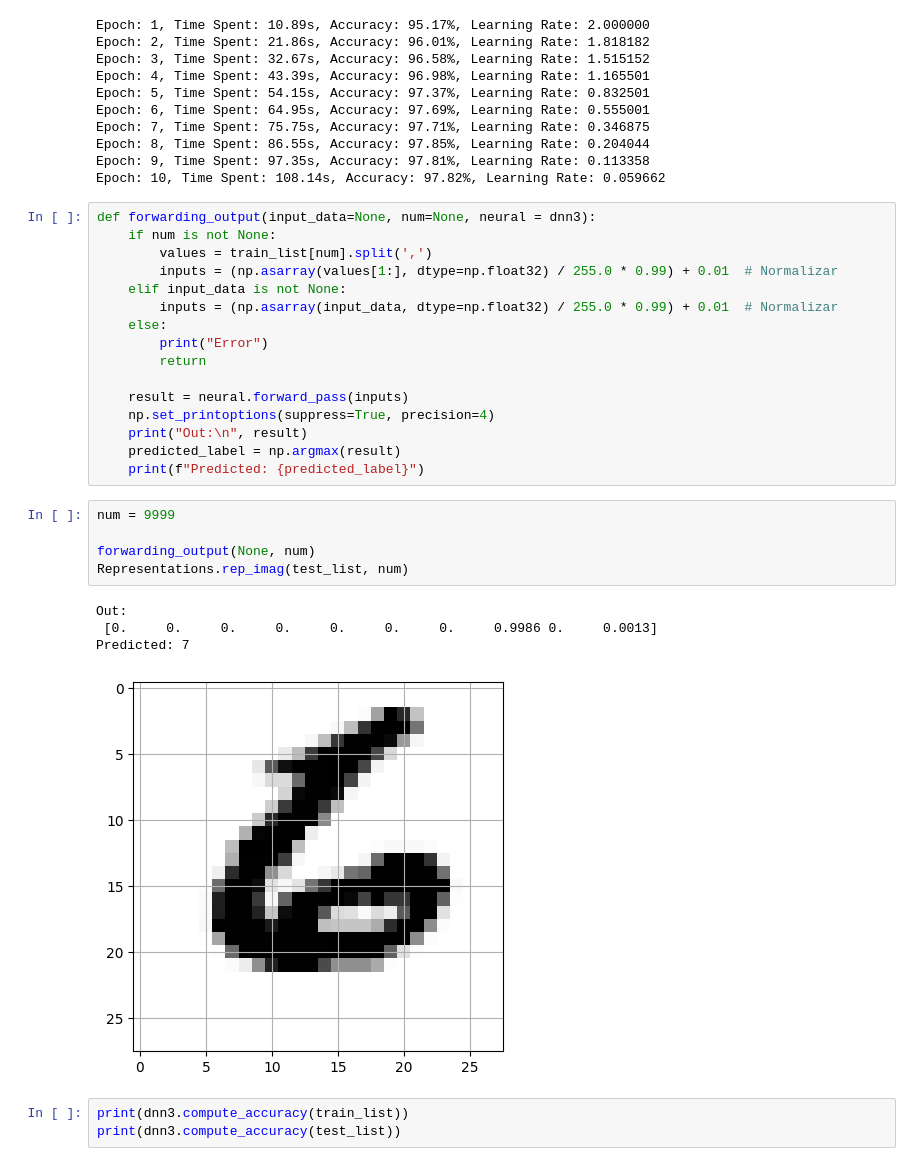
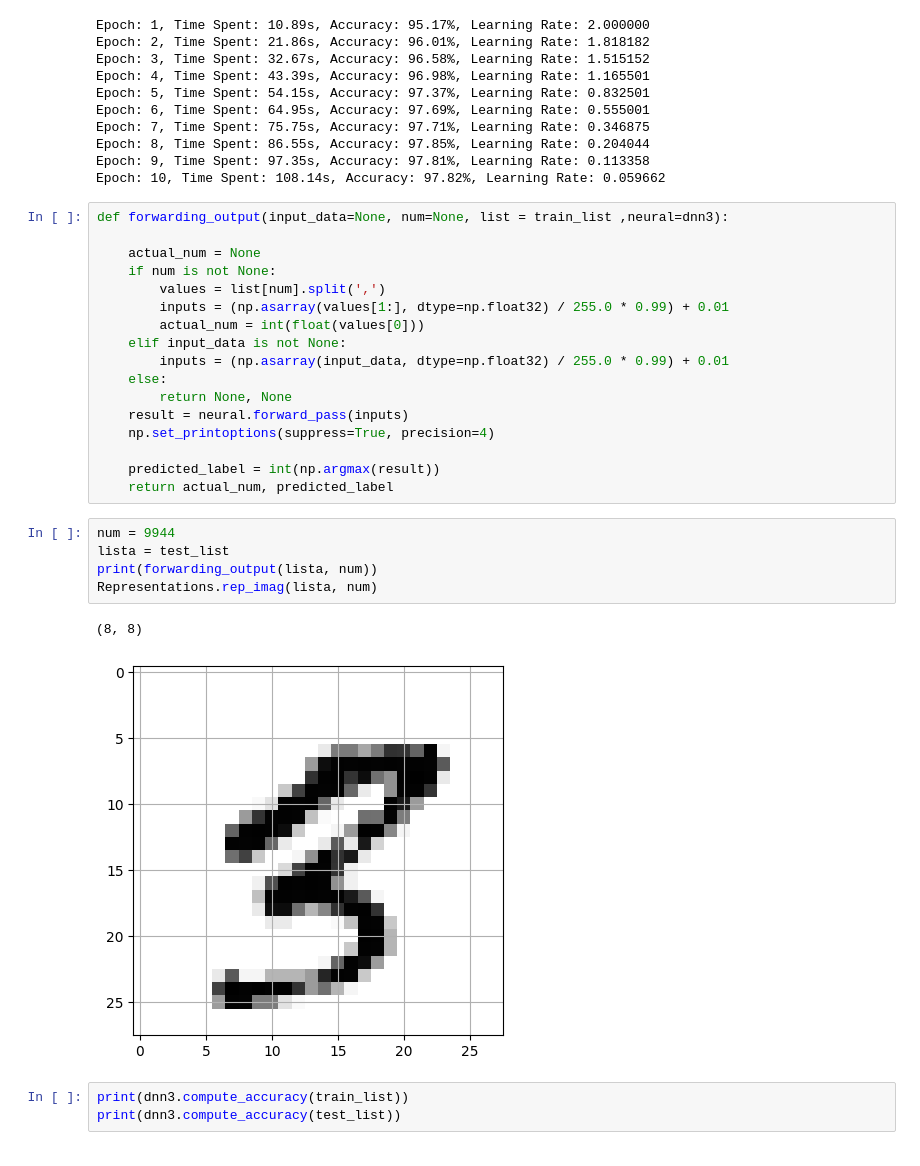
Before and after one commit to pdsdm/MNIST-proj, a Jupyter notebook: main.ipynb, the cells around one changed output. Saved outputs shown, nothing was run; the diff lists cells and outputs as text.

```diff
--- a/main.ipynb
+++ b/main.ipynb
@@ -375,31 +375,30 @@ Epoch: 8, Time Spent: 86.55s, Accuracy: 97.85%, Learning Rate: 0.204044
 Epoch: 9, Time Spent: 97.35s, Accuracy: 97.81%, Learning Rate: 0.113358
 Epoch: 10, Time Spent: 108.14s, Accuracy: 97.82%, Learning Rate: 0.059662
 # %%
-def forwarding_output(input_data=None, num=None, neural = dnn3):
+def forwarding_output(input_data=None, num=None, list = train_list ,neural=dnn3):
+
+    actual_num = None
     if num is not None:
-        values = train_list[num].split(',')
-        inputs = (np.asarray(values[1:], dtype=np.float32) / 255.0 * 0.99) + 0.01  # Normalizar
+        values = list[num].split(',')
+        inputs = (np.asarray(values[1:], dtype=np.float32) / 255.0 * 0.99) + 0.01
+        actual_num = int(float(values[0]))
     elif input_data is not None:
-        inputs = (np.asarray(input_data, dtype=np.float32) / 255.0 * 0.99) + 0.01  # Normalizar
+        inputs = (np.asarray(input_data, dtype=np.float32) / 255.0 * 0.99) + 0.01
     else:
-        print("Error")
-        return
-
+        return None, None
     result = neural.forward_pass(inputs)
     np.set_printoptions(suppress=True, precision=4)
-    print("Out:\n", result)
-    predicted_label = np.argmax(result)
-    print(f"Predicted: {predicted_label}")
+
+    predicted_label = int(np.argmax(result))
+    return actual_num, predicted_label
 # %%
-num = 9999
-
-forwarding_output(None, num)
-Representations.rep_imag(test_list, num)
+num = 9944
+lista = test_list
+print(forwarding_output(lista, num))
+Representations.rep_imag(lista, num)
 # %% [output]
-Out:
- [0.     0.     0.     0.     0.     0.     0.     0.9986 0.     0.0013]
-Predicted: 7
+(8, 8)
-[figure, old version]
+[figure, new version]
 # %%
 print(dnn3.compute_accuracy(train_list))
 print(dnn3.compute_accuracy(test_list))
```
Also changed, not shown: parts of 2 cells of this notebook, 1 other file.
